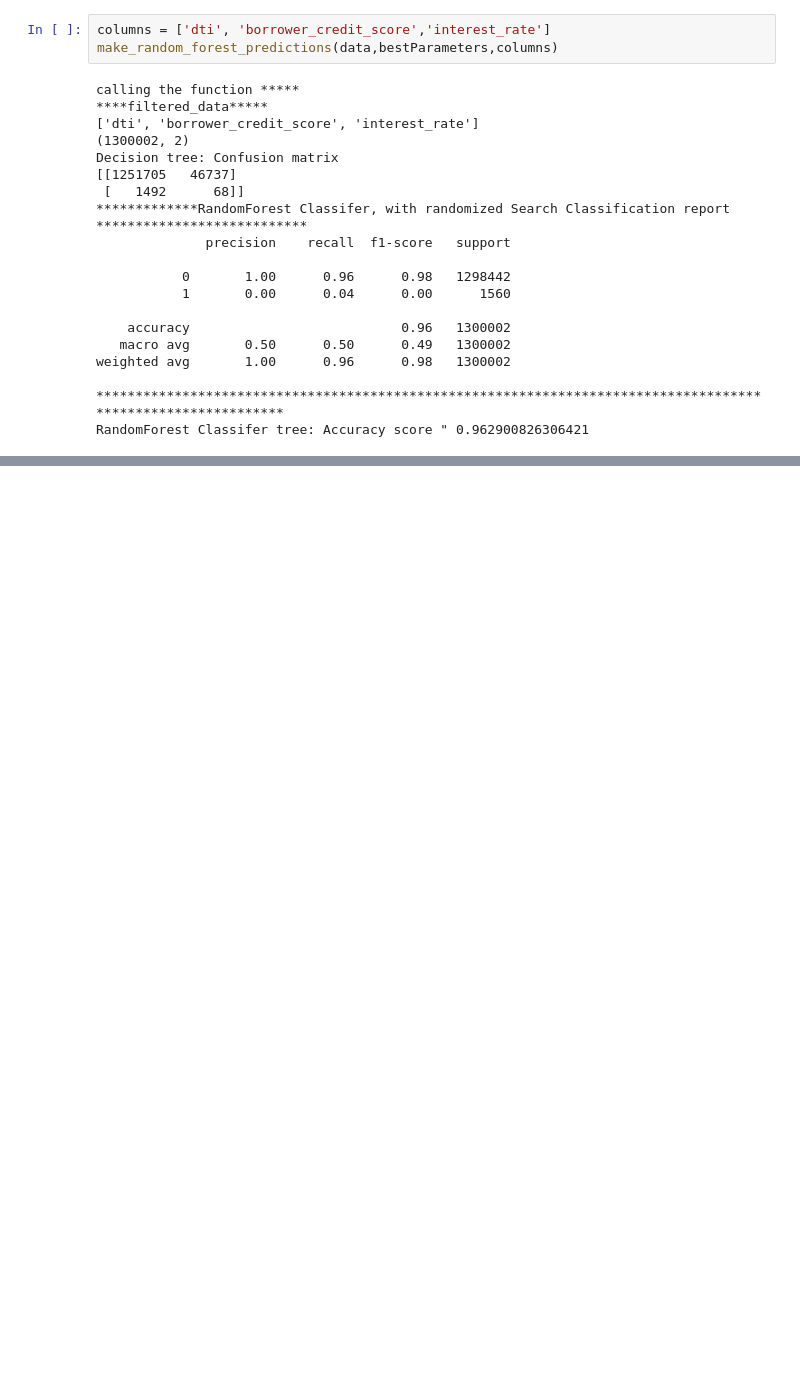
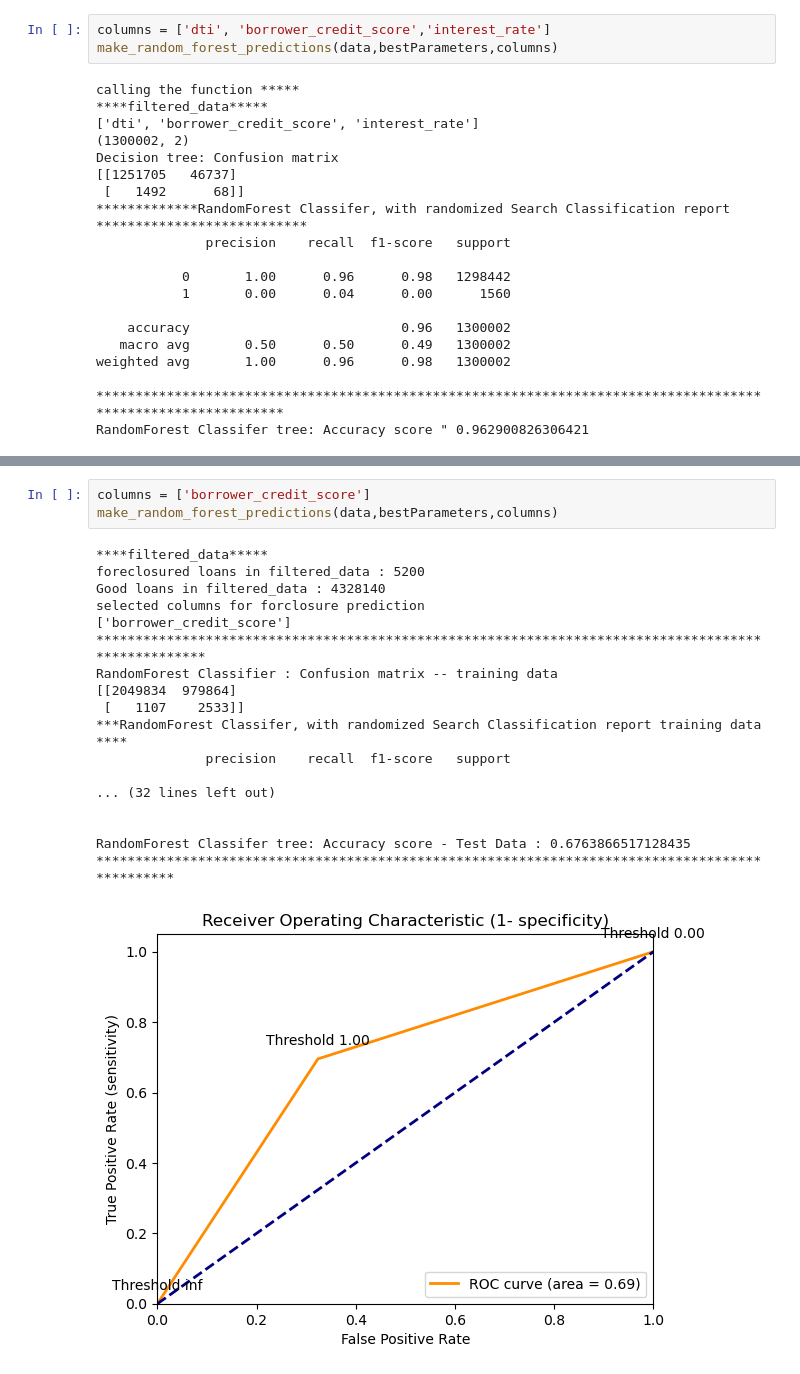
Before and after one commit to ManjuPallavi/FNMAProject, a Jupyter notebook: notebook/ExploratoryDataAnalysis.ipynb, the cells around one changed output, grey strips where cells are left out. Drawn from its saved outputs; the diff is of its cells as text; blank space fills up the shorter version.

```diff
--- a/notebook/ExploratoryDataAnalysis.ipynb
+++ b/notebook/ExploratoryDataAnalysis.ipynb
@@ -457,0 +554,22 @@ RandomForest Classifer tree: Accuracy score " 0.6754135762868058
+# %%
+columns = ['borrower_credit_score']
+make_random_forest_predictions(data,bestParameters,columns)
+# %% [output]
+****filtered_data*****
+foreclosured loans in filtered_data : 5200
+Good loans in filtered_data : 4328140
+selected columns for forclosure prediction
+['borrower_credit_score']
+***************************************************************************************************
+RandomForest Classifier : Confusion matrix -- training data
+[[2049834  979864]
+ [   1107    2533]]
+***RandomForest Classifer, with randomized Search Classification report training data ****
+              precision    recall  f1-score   support
+
+... (32 lines left out)
+
+
+RandomForest Classifer tree: Accuracy score - Test Data : 0.6763866517128435
+***********************************************************************************************
+[figure, added]
```
Also changed, not shown: parts of 8 cells of this notebook, 1 other file.
